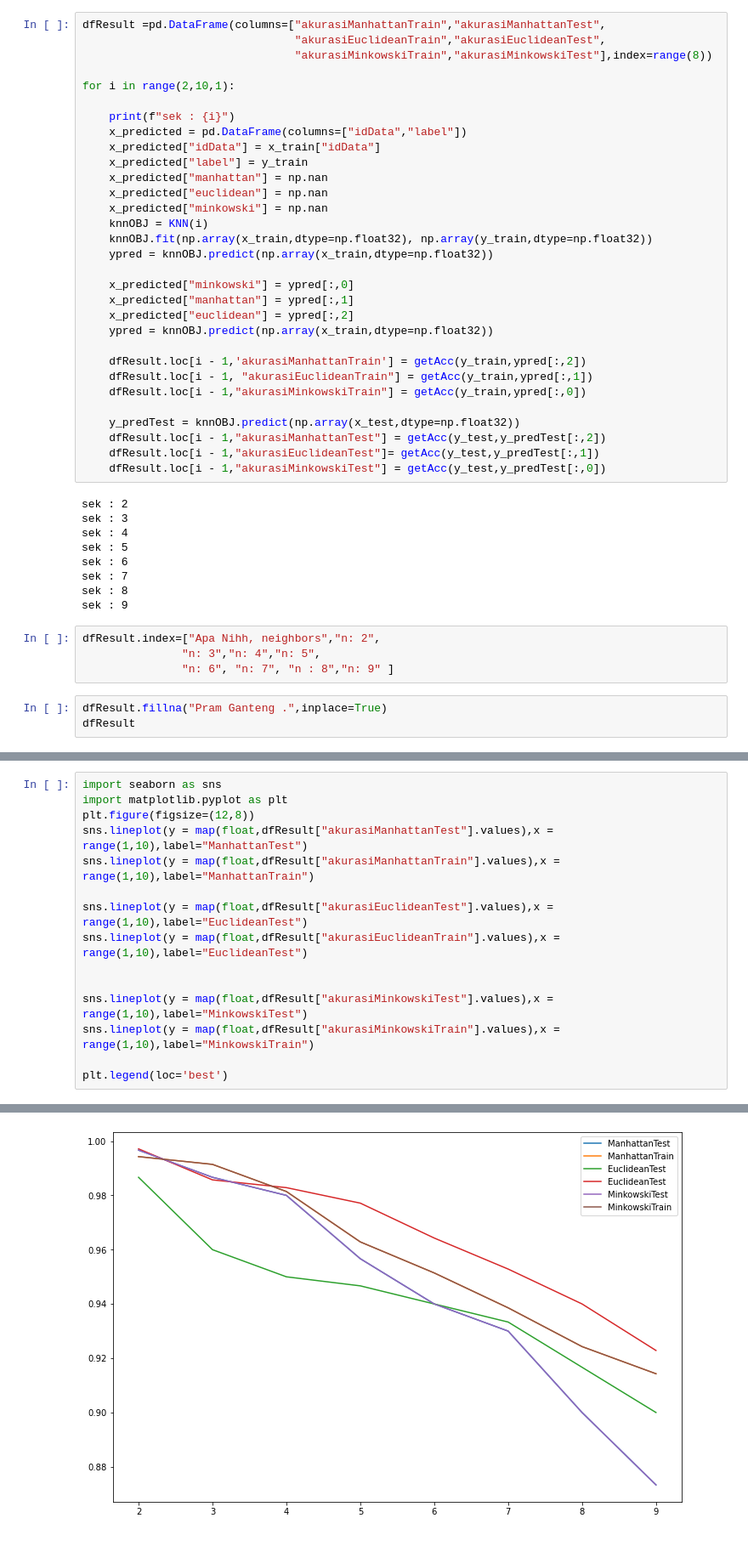
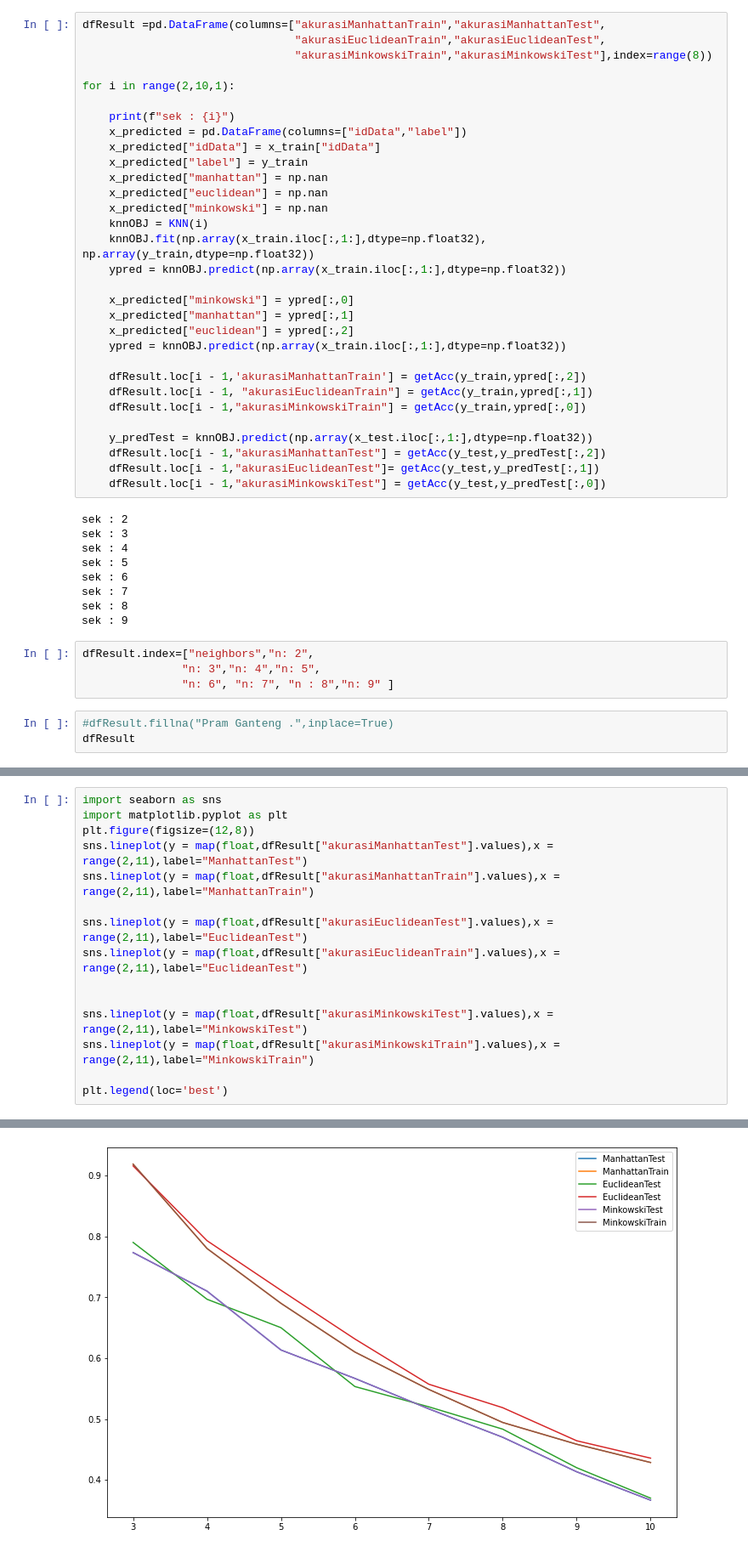
Before and after one commit to Xwyzworms/Tubes-SistemCerdas, a Jupyter notebook: KNN/Tuman.ipynb, the cells around one changed output, grey strips where cells are left out. Shown at 85% size. Cells and saved outputs as stored; diff of their text form.

```diff
--- a/KNN/Tuman.ipynb
+++ b/KNN/Tuman.ipynb
@@ -129,19 +130,19 @@ for i in range(2,10,1):
     x_predicted["euclidean"] = np.nan
     x_predicted["minkowski"] = np.nan
     knnOBJ = KNN(i)
-    knnOBJ.fit(np.array(x_train,dtype=np.float32), np.array(y_train,dtype=np.float32))
-    ypred = knnOBJ.predict(np.array(x_train,dtype=np.float32))
+    knnOBJ.fit(np.array(x_train.iloc[:,1:],dtype=np.float32), np.array(y_train,dtype=np.float32))
+    ypred = knnOBJ.predict(np.array(x_train.iloc[:,1:],dtype=np.float32))
 
     x_predicted["minkowski"] = ypred[:,0]
     x_predicted["manhattan"] = ypred[:,1]
     x_predicted["euclidean"] = ypred[:,2]
-    ypred = knnOBJ.predict(np.array(x_train,dtype=np.float32))
+    ypred = knnOBJ.predict(np.array(x_train.iloc[:,1:],dtype=np.float32))
 
     dfResult.loc[i - 1,'akurasiManhattanTrain'] = getAcc(y_train,ypred[:,2])
     dfResult.loc[i - 1, "akurasiEuclideanTrain"] = getAcc(y_train,ypred[:,1])
     dfResult.loc[i - 1,"akurasiMinkowskiTrain"] = getAcc(y_train,ypred[:,0])
 
-    y_predTest = knnOBJ.predict(np.array(x_test,dtype=np.float32))
+    y_predTest = knnOBJ.predict(np.array(x_test.iloc[:,1:],dtype=np.float32))
     dfResult.loc[i - 1,"akurasiManhattanTest"] = getAcc(y_test,y_predTest[:,2])
     dfResult.loc[i - 1,"akurasiEuclideanTest"]= getAcc(y_test,y_predTest[:,1])
     dfResult.loc[i - 1,"akurasiMinkowskiTest"] = getAcc(y_test,y_predTest[:,0])
@@ -155,11 +156,11 @@ sek : 7
 sek : 8
 sek : 9
 # %%
-dfResult.index=["Apa Nihh, neighbors","n: 2",
+dfResult.index=["neighbors","n: 2",
                "n: 3","n: 4","n: 5",
                "n: 6", "n: 7", "n : 8","n: 9" ]
 # %%
-dfResult.fillna("Pram Ganteng .",inplace=True)
+#dfResult.fillna("Pram Ganteng .",inplace=True)
 dfResult
 # %% [output]
 |  | akurasiManhattanTrain | akurasiManhattanTest | akurasiEuclideanTrain | akurasiEuclideanTest | ... |
@@ -175,18 +176,18 @@ dfResult
 # %%
 import seaborn as sns
 import matplotlib.pyplot as plt
 plt.figure(figsize=(12,8))
-sns.lineplot(y = map(float,dfResult["akurasiManhattanTest"].values),x = range(1,10),label="ManhattanTest")
-sns.lineplot(y = map(float,dfResult["akurasiManhattanTrain"].values),x = range(1,10),label="ManhattanTrain")
+sns.lineplot(y = map(float,dfResult["akurasiManhattanTest"].values),x = range(2,11),label="ManhattanTest")
+sns.lineplot(y = map(float,dfResult["akurasiManhattanTrain"].values),x = range(2,11),label="ManhattanTrain")
 
-sns.lineplot(y = map(float,dfResult["akurasiEuclideanTest"].values),x = range(1,10),label="EuclideanTest")
-sns.lineplot(y = map(float,dfResult["akurasiEuclideanTrain"].values),x = range(1,10),label="EuclideanTest")
+sns.lineplot(y = map(float,dfResult["akurasiEuclideanTest"].values),x = range(2,11),label="EuclideanTest")
+sns.lineplot(y = map(float,dfResult["akurasiEuclideanTrain"].values),x = range(2,11),label="EuclideanTest")
 
 
-sns.lineplot(y = map(float,dfResult["akurasiMinkowskiTest"].values),x = range(1,10),label="MinkowskiTest")
-sns.lineplot(y = map(float,dfResult["akurasiMinkowskiTrain"].values),x = range(1,10),label="MinkowskiTrain")
+sns.lineplot(y = map(float,dfResult["akurasiMinkowskiTest"].values),x = range(2,11),label="MinkowskiTest")
+sns.lineplot(y = map(float,dfResult["akurasiMinkowskiTrain"].values),x = range(2,11),label="MinkowskiTrain")
 
 plt.legend(loc='best')
 # %% [output]
 <matplotlib.legend.Legend at 0x...>
-[figure, old version]
+[figure, new version]
```
Also changed, not shown: parts of 9 cells of this notebook.
